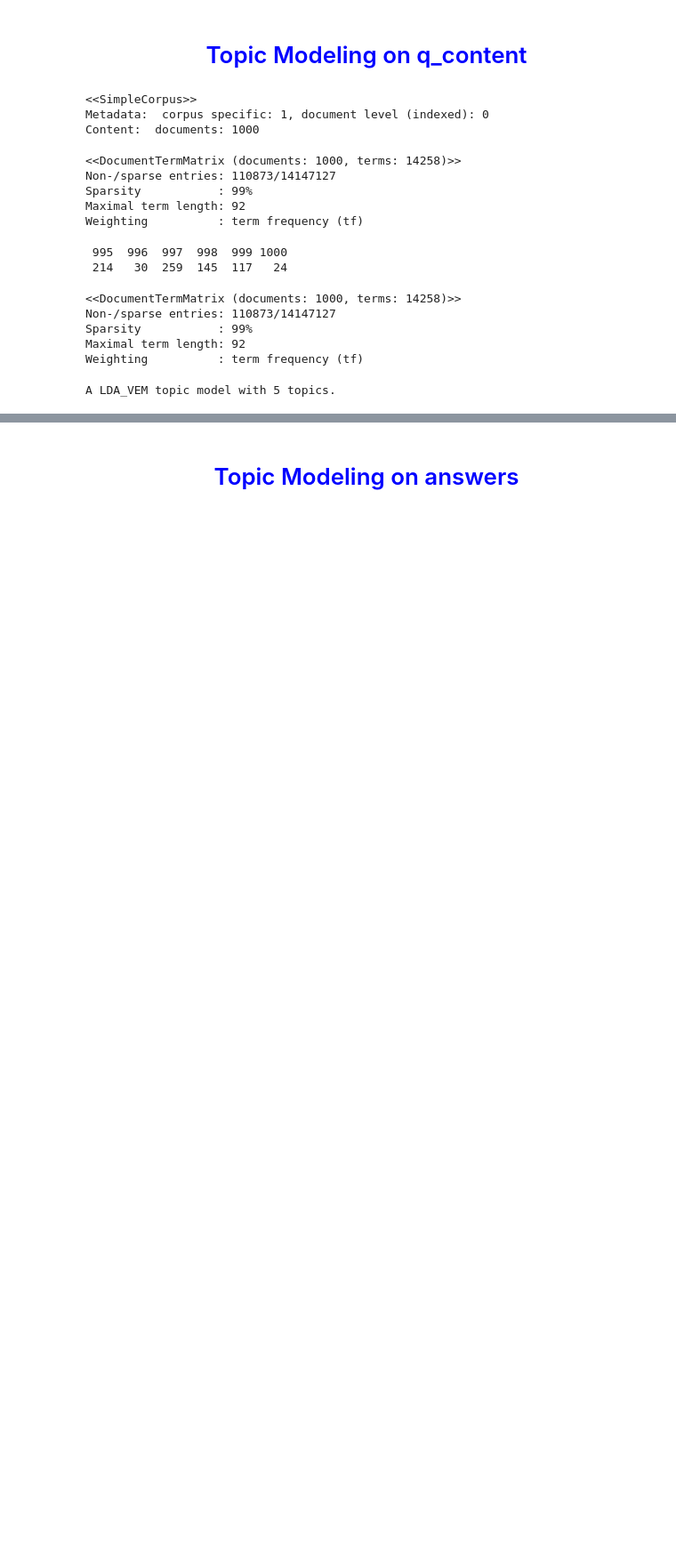
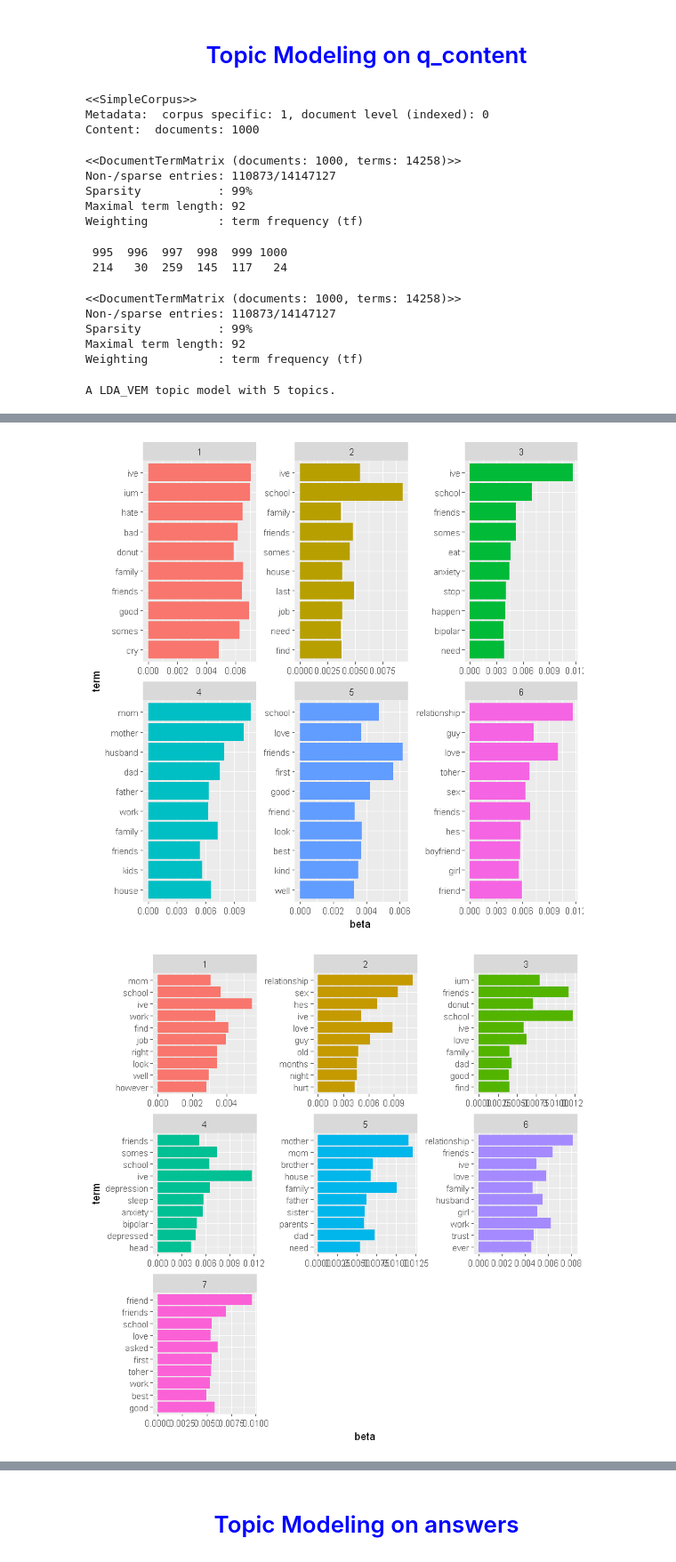
Before and after one commit to sthanurk/Text-Analytics-using-R, a Jupyter notebook: Word Clouds, Sentiment Analysis and Topic Modeling.ipynb, the cells around one changed output, grey strips where cells are left out. Shown at 89% size. Cells and saved outputs as stored; diff of their text form; code cells hidden in the pictures; blank space fills up the shorter version.

```diff
--- a/Word Clouds, Sentiment Analysis and Topic Modeling.ipynb
+++ b/Word Clouds, Sentiment Analysis and Topic Modeling.ipynb
@@ -477,0 +494,8 @@ perform_lda(10)
+# %%
+perform_lda(6)
+perform_lda(7)
+perform_lda(8)
+perform_lda(9)
+# %% [output]
+[figure, added]
+[figure, added]
```
Also changed, not shown: parts of 23 cells of this notebook.
